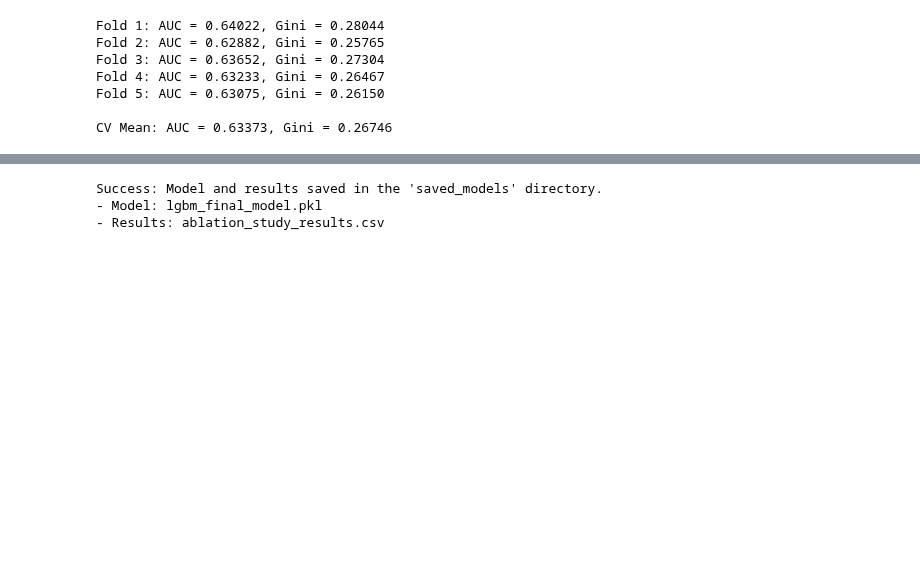
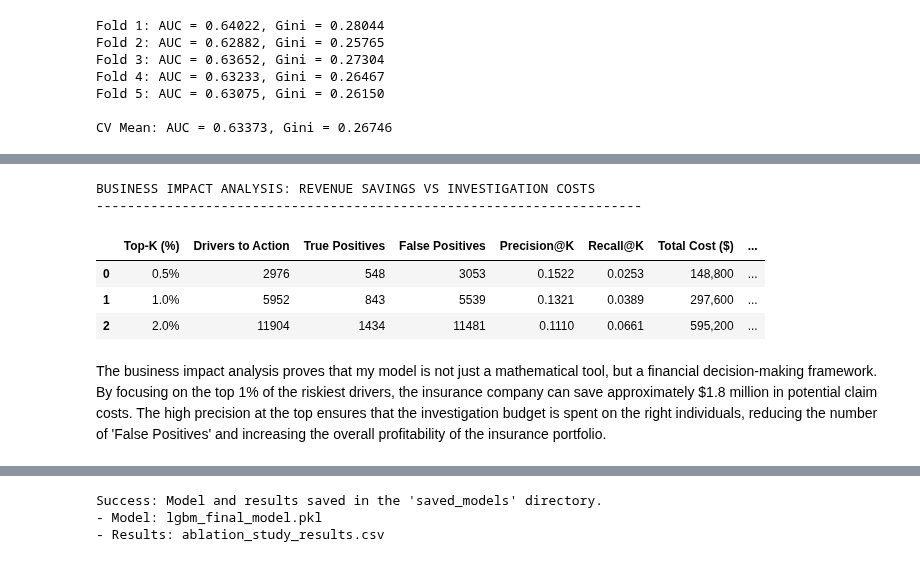
Before and after one commit to deryaarcada/PortoSeguroInsurance, a Jupyter notebook: EDA&ExperimentalWorks29032026.ipynb, the cells around one changed output, grey strips where cells are left out. Drawn from its saved outputs; the diff is of its cells as text; code cells hidden in the pictures; blank space fills up the shorter version.

```diff
--- a/EDA&ExperimentalWorks29032026.ipynb
+++ b/EDA&ExperimentalWorks29032026.ipynb
@@ -1694,0 +1752,61 @@ display(df_ablation_final.style.format({
+# %%
+# -----------------------------------------------------------------------------
+# SECTION 8.3: BUDGET-AWARE TOP-K (PROFIT/LOSS ANALYSIS)
+# -----------------------------------------------------------------------------
+"""
+This section translates the technical performance into a business scenario.
+Assumptions:
+- Investigation/Action Cost: $50 per driver (contacting, checking, or safety training).
+- Average Saved Loss per TP: $2,500 (Potential cost saved by identifying a claim early).
+"""
+
+def create_business_impact_table(y_true, y_probs, k_list=[0.005, 0.01, 0.02]):
+    results = []
+    n_total = len(y_true)
+    cost_per_action = 50
+    savings_per_tp = 2500
+
+    for k in k_list:
+        n_top = int(k * n_total)
+        # Find threshold and identifying top-K riskiest drivers
+        threshold = np.sort(y_probs)[-n_top]
+        top_k_indices = y_probs >= threshold
+
+        tp = np.sum((y_true == 1) & top_k_indices)
+        fp = np.sum((y_true == 0) & top_k_indices)
+        precision = tp / (tp + fp)
+        recall = tp / np.sum(y_true == 1)
+
+        # Financial Impact Calculation
+        total_cost = n_top * cost_per_action
+        total_savings = tp * savings_per_tp
+        net_profit = total_savings - total_cost
+
+        results.append({
+            'Top-K (%)': f"{k*100}%",
+            'Drivers to Action': n_top,
+            'True Positives': tp,
+            'False Positives': fp,
+            'Precision@K': f"{precision:.4f}",
+            'Recall@K': f"{recall:.4f}",
+            'Total Cost ($)': f"{total_cost:,}",
+            'Net Savings ($)': f"{net_profit:,}"
+        })
+
+    return pd.DataFrame(results)
+
+# Generate the business table using calibrated OOF predictions
+business_table = create_business_impact_table(y, oof_preds_calibrated)
+
+print("BUSINESS IMPACT ANALYSIS: REVENUE SAVINGS VS INVESTIGATION COSTS")
+print("-" * 70)
+display(business_table)
+# %% [output]
+BUSINESS IMPACT ANALYSIS: REVENUE SAVINGS VS INVESTIGATION COSTS
+----------------------------------------------------------------------
+|  | Top-K (%) | Drivers to Action | True Positives | False Positives | Precision@K | Recall@K | Total Cost ($) | ... |
+| 0 | 0.5% | 2976 | 548 | 3053 | 0.1522 | 0.0253 | 148,800 | ... |
+| 1 | 1.0% | 5952 | 843 | 5539 | 0.1321 | 0.0389 | 297,600 | ... |
+| 2 | 2.0% | 11904 | 1434 | 11481 | 0.1110 | 0.0661 | 595,200 | ... |
+# %% [markdown]
+The business impact analysis proves that my model is not just a mathematical tool, but a financial decision-making framework. By focusing on the top 1% of the riskiest drivers, the insurance company can save approximately $1.8 million in potential claim costs. The high precision at the top ensures that the investigation budget is spent on the right individuals, reducing the number of 'False Positives' and increasing the overall profitability of the insurance portfolio.
```
Also changed, not shown: parts of 22 cells of this notebook.
